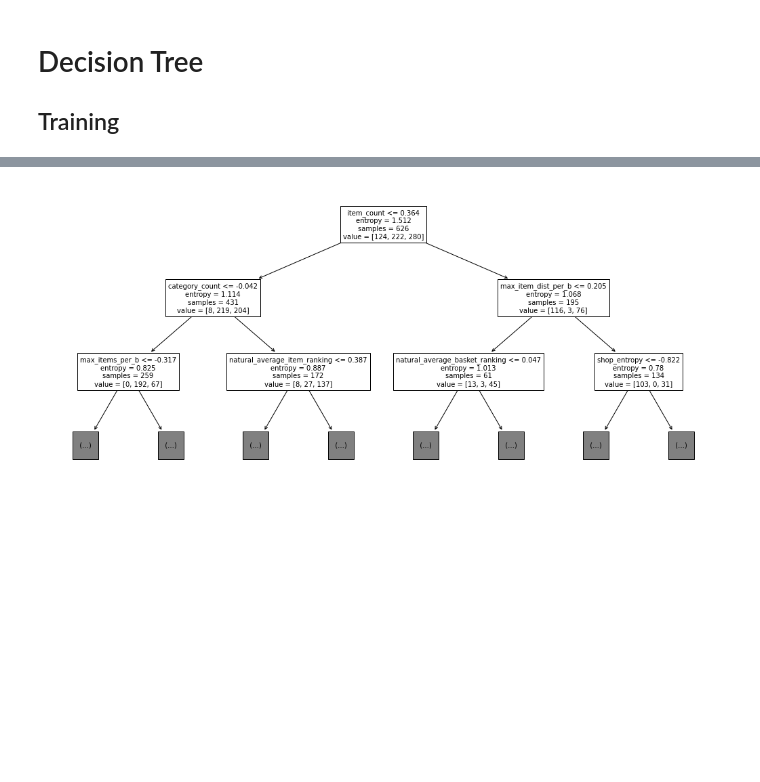
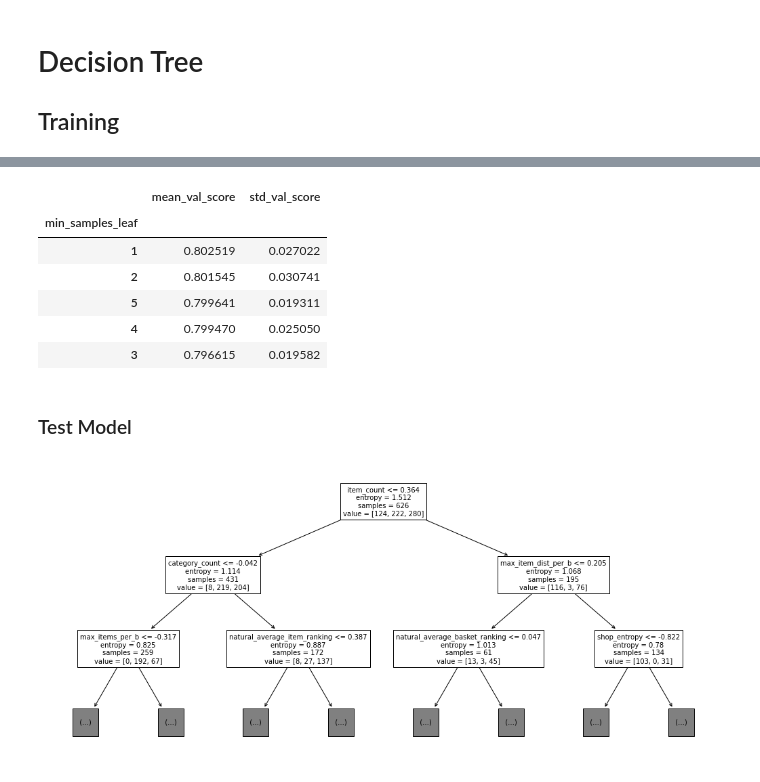
Before and after one commit to frankpietro/dm-project, a Jupyter notebook: DM_DonatiFrancaviglia_TASK3/decision_tree.ipynb, the cells around one changed output, grey strips where cells are left out. Cells and saved outputs as stored; diff of their text form; code cells hidden in the pictures; blank space fills up the shorter version.

```diff
--- a/DM_DonatiFrancaviglia_TASK3/decision_tree.ipynb
+++ b/DM_DonatiFrancaviglia_TASK3/decision_tree.ipynb
@@ -62,2 +72,14 @@ decision_tree_results_df.groupby(CRT)[[MVS, SVS]].mean()
+# %%
+results_df.groupby(MSL)[[MVS, SVS]].mean().sort_values(MVS, ascending=False)
+# %% [output]
+|  | mean_val_score | std_val_score |
+| min_samples_leaf |  |  |
+| 1 | 0.802519 | 0.027022 |
+| 2 | 0.801545 | 0.030741 |
+| 5 | 0.799641 | 0.019311 |
+| 4 | 0.799470 | 0.025050 |
+| 3 | 0.796615 | 0.019582 |
+# %% [markdown]
+### Test Model
 # %%
 # choose entropy because is more reliable
```
Also changed, not shown: parts of 7 cells of this notebook, 4 other files.
